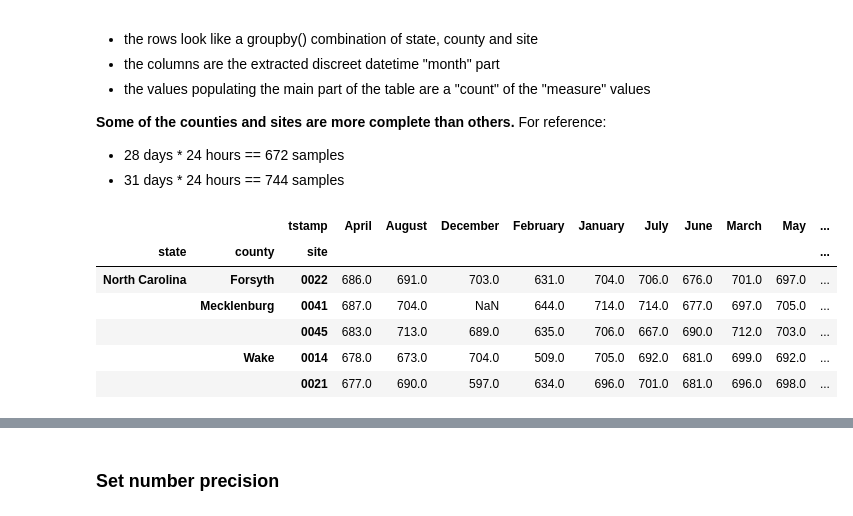
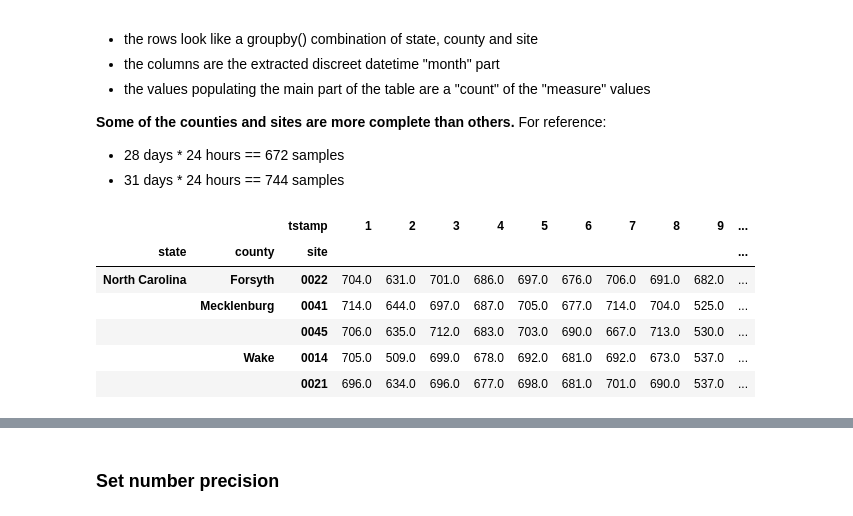
Before and after one commit to emonson/pandas-jupyterlab, a Jupyter notebook: Groupby_NCexploration.ipynb, the cells around one changed output, grey strips where cells are left out. Cells and saved outputs as stored; diff of their text form; code cells hidden in the pictures.

```diff
--- a/Groupby_NCexploration.ipynb
+++ b/Groupby_NCexploration.ipynb
@@ -219,18 +232,18 @@ To see how complete our data is, we want to display the count of records over th
 # %%
 df.pivot_table(
     index=['state','county','site'],
-    columns=df.index.month_name(),
+    columns=df.index.month,
     values='measure',
     aggfunc='count'
 )
 # %% [output]
-|  |  | tstamp | April | August | December | February | January | July | June | March | May | ... |
+|  |  | tstamp | 1 | 2 | 3 | 4 | 5 | 6 | 7 | 8 | 9 | ... |
 | state | county | site |  |  |  |  |  |  |  |  |  | ... |
-| North Carolina | Forsyth | 0022 | 686.0 | 691.0 | 703.0 | 631.0 | 704.0 | 706.0 | 676.0 | 701.0 | 697.0 | ... |
-|  | Mecklenburg | 0041 | 687.0 | 704.0 | NaN | 644.0 | 714.0 | 714.0 | 677.0 | 697.0 | 705.0 | ... |
-|  |  | 0045 | 683.0 | 713.0 | 689.0 | 635.0 | 706.0 | 667.0 | 690.0 | 712.0 | 703.0 | ... |
-|  | Wake | 0014 | 678.0 | 673.0 | 704.0 | 509.0 | 705.0 | 692.0 | 681.0 | 699.0 | 692.0 | ... |
-|  |  | 0021 | 677.0 | 690.0 | 597.0 | 634.0 | 696.0 | 701.0 | 681.0 | 696.0 | 698.0 | ... |
+| North Carolina | Forsyth | 0022 | 704.0 | 631.0 | 701.0 | 686.0 | 697.0 | 676.0 | 706.0 | 691.0 | 682.0 | ... |
+|  | Mecklenburg | 0041 | 714.0 | 644.0 | 697.0 | 687.0 | 705.0 | 677.0 | 714.0 | 704.0 | 525.0 | ... |
+|  |  | 0045 | 706.0 | 635.0 | 712.0 | 683.0 | 703.0 | 690.0 | 667.0 | 713.0 | 530.0 | ... |
+|  | Wake | 0014 | 705.0 | 509.0 | 699.0 | 678.0 | 692.0 | 681.0 | 692.0 | 673.0 | 537.0 | ... |
+|  |  | 0021 | 696.0 | 634.0 | 696.0 | 677.0 | 698.0 | 681.0 | 701.0 | 690.0 | 537.0 | ... |
 # %% [markdown]
 ---
 
```
Also changed, not shown: parts of 28 cells of this notebook, 2 other files.
